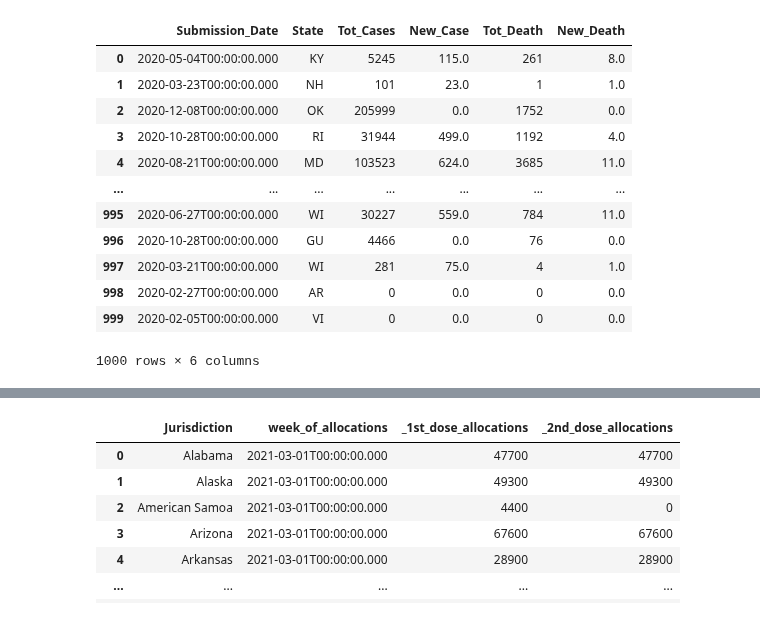
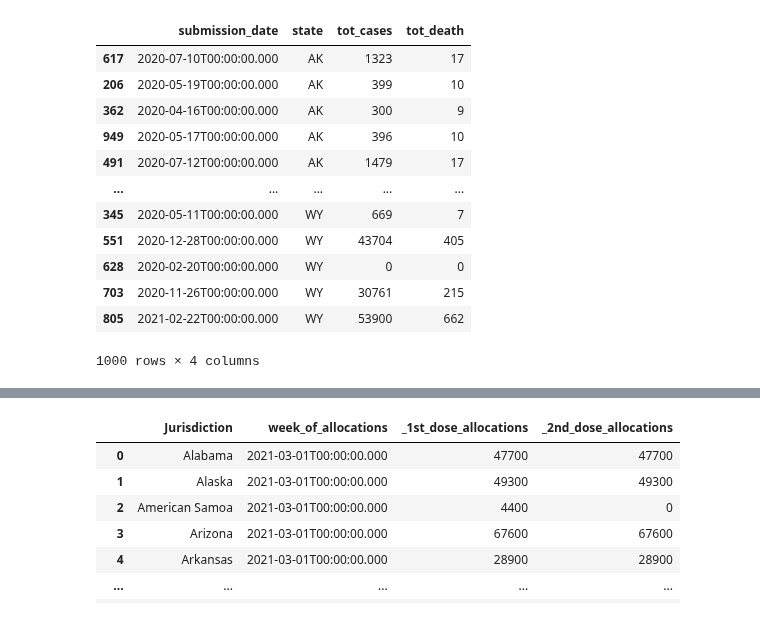
Before and after one commit to tduron3/I_Have_No_Clue, a Jupyter notebook: Project_1.ipynb, the cells around one changed output, grey strips where cells are left out. Cells and saved outputs as stored; diff of their text form; code cells hidden in the pictures.

```diff
--- a/Project_1.ipynb
+++ b/Project_1.ipynb
@@ -878,32 +880,33 @@ https://data.cdc.gov/resource/9mfq-cb36.json
 # %%
 # COVID Cases and Deaths Per State (cont.)
 
 # Create DataFrame out of .json
 df_state_data = pd.DataFrame(st_case_death_json)
 
 # Print DF_State_Data
 df_state_data
 df_state_data.head()
 
 # Select Necessary Data
-df_state_data = pd.DataFrame(df_state_data, columns=['submission_date','state','tot_cases','new_case','tot_death','new_death'])
+df_state_data = pd.DataFrame(df_state_data, columns=['submission_date','state','tot_cases','tot_death'])
 
 # Print DF_State_Data
 df_state_data
 
-# Rename Columns and Print
-df_state_data.rename(columns = {'submission_date':'Submission_Date','state':'State','tot_cases':'Tot_Cases','new_case':'New_Case','tot_death':'Tot_Death','new_death':'New_Death'})
+# Sort by Increasing Submission Date and Print
+sort_by_df = df_state_data.sort_values('state')
+sort_by_df
 # %% [output]
-|  | Submission_Date | State | Tot_Cases | New_Case | Tot_Death | New_Death |
-| 0 | 2020-05-04T00:00:00.000 | KY | 5245 | 115.0 | 261 | 8.0 |
-| 1 | 2020-03-23T00:00:00.000 | NH | 101 | 23.0 | 1 | 1.0 |
-| 2 | 2020-12-08T00:00:00.000 | OK | 205999 | 0.0 | 1752 | 0.0 |
-| 3 | 2020-10-28T00:00:00.000 | RI | 31944 | 499.0 | 1192 | 4.0 |
-| 4 | 2020-08-21T00:00:00.000 | MD | 103523 | 624.0 | 3685 | 11.0 |
-| ... | ... | ... | ... | ... | ... | ... |
-| 995 | 2020-06-27T00:00:00.000 | WI | 30227 | 559.0 | 784 | 11.0 |
-| 996 | 2020-10-28T00:00:00.000 | GU | 4466 | 0.0 | 76 | 0.0 |
-| 997 | 2020-03-21T00:00:00.000 | WI | 281 | 75.0 | 4 | 1.0 |
-| 998 | 2020-02-27T00:00:00.000 | AR | 0 | 0.0 | 0 | 0.0 |
-| 999 | 2020-02-05T00:00:00.000 | VI | 0 | 0.0 | 0 | 0.0 |
+|  | submission_date | state | tot_cases | tot_death |
+| 617 | 2020-07-10T00:00:00.000 | AK | 1323 | 17 |
+| 206 | 2020-05-19T00:00:00.000 | AK | 399 | 10 |
+| 362 | 2020-04-16T00:00:00.000 | AK | 300 | 9 |
+| 949 | 2020-05-17T00:00:00.000 | AK | 396 | 10 |
+| 491 | 2020-07-12T00:00:00.000 | AK | 1479 | 17 |
+| ... | ... | ... | ... | ... |
+| 345 | 2020-05-11T00:00:00.000 | WY | 669 | 7 |
+| 551 | 2020-12-28T00:00:00.000 | WY | 43704 | 405 |
+| 628 | 2020-02-20T00:00:00.000 | WY | 0 | 0 |
+| 703 | 2020-11-26T00:00:00.000 | WY | 30761 | 215 |
+| 805 | 2021-02-22T00:00:00.000 | WY | 53900 | 662 |
-1000 rows × 6 columns
+1000 rows × 4 columns
```
Also changed, not shown: parts of 6 cells of this notebook, 1 other file.
